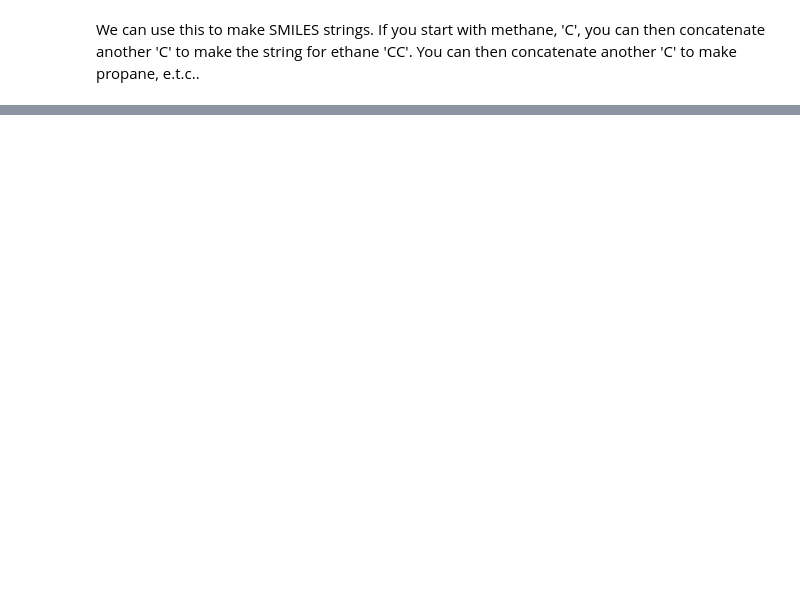
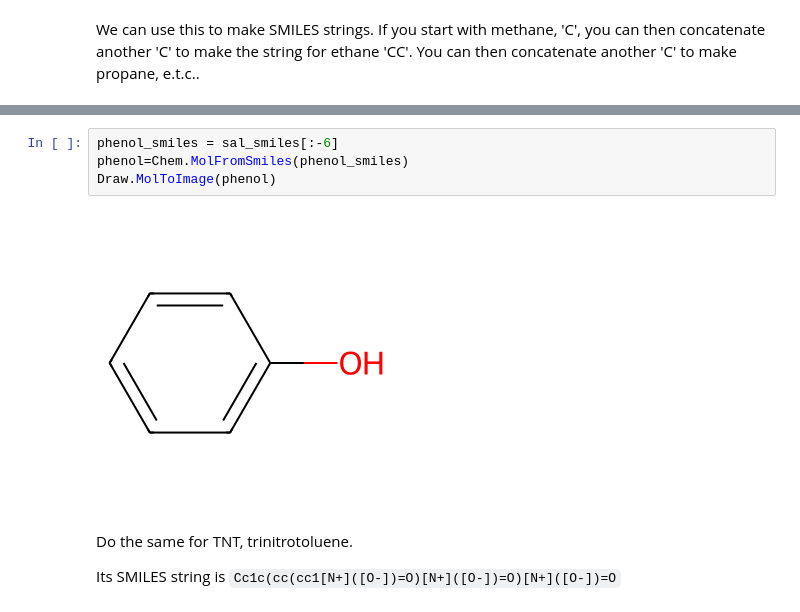
Before and after one commit to jogrundy/Wellington, a Jupyter notebook: Lesson_2_teachers.ipynb, the cells around one changed output, grey strips where cells are left out. Cells and saved outputs as stored; diff of their text form; blank space fills up the shorter version.

```diff
--- a/Lesson_2_teachers.ipynb
+++ b/Lesson_2_teachers.ipynb
@@ -287,0 +304,11 @@ C10H22O 158.17
+# %%
+phenol_smiles = sal_smiles[:-6]
+phenol=Chem.MolFromSmiles(phenol_smiles)
+Draw.MolToImage(phenol)
+# %% [output]
+[figure, added]
+# %% [markdown]
+
+Do the same for TNT, trinitrotoluene.
+
+Its SMILES string is `Cc1c(cc(cc1[N+]([O-])=O)[N+]([O-])=O)[N+]([O-])=O`
```
Also changed, not shown: parts of 98 cells of this notebook, 1 other file.
